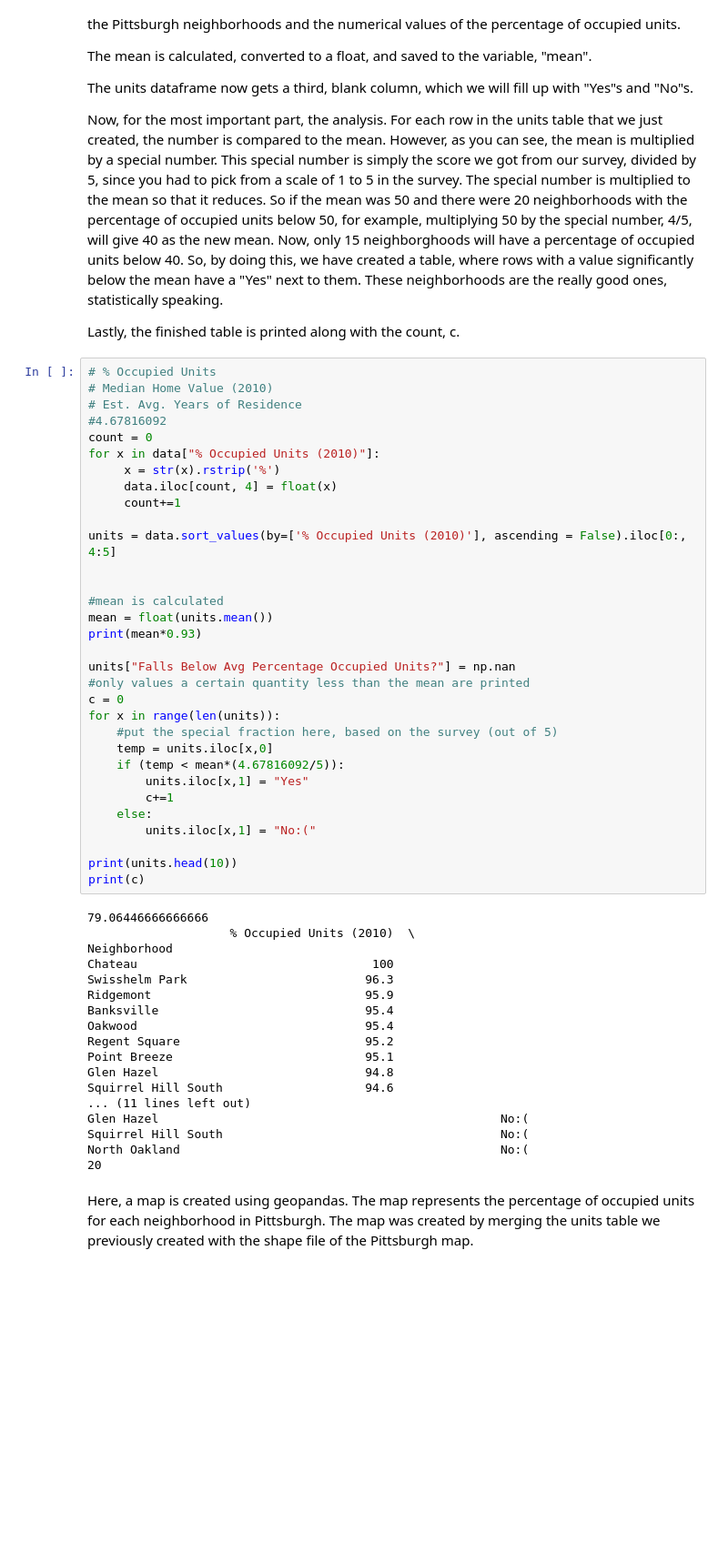
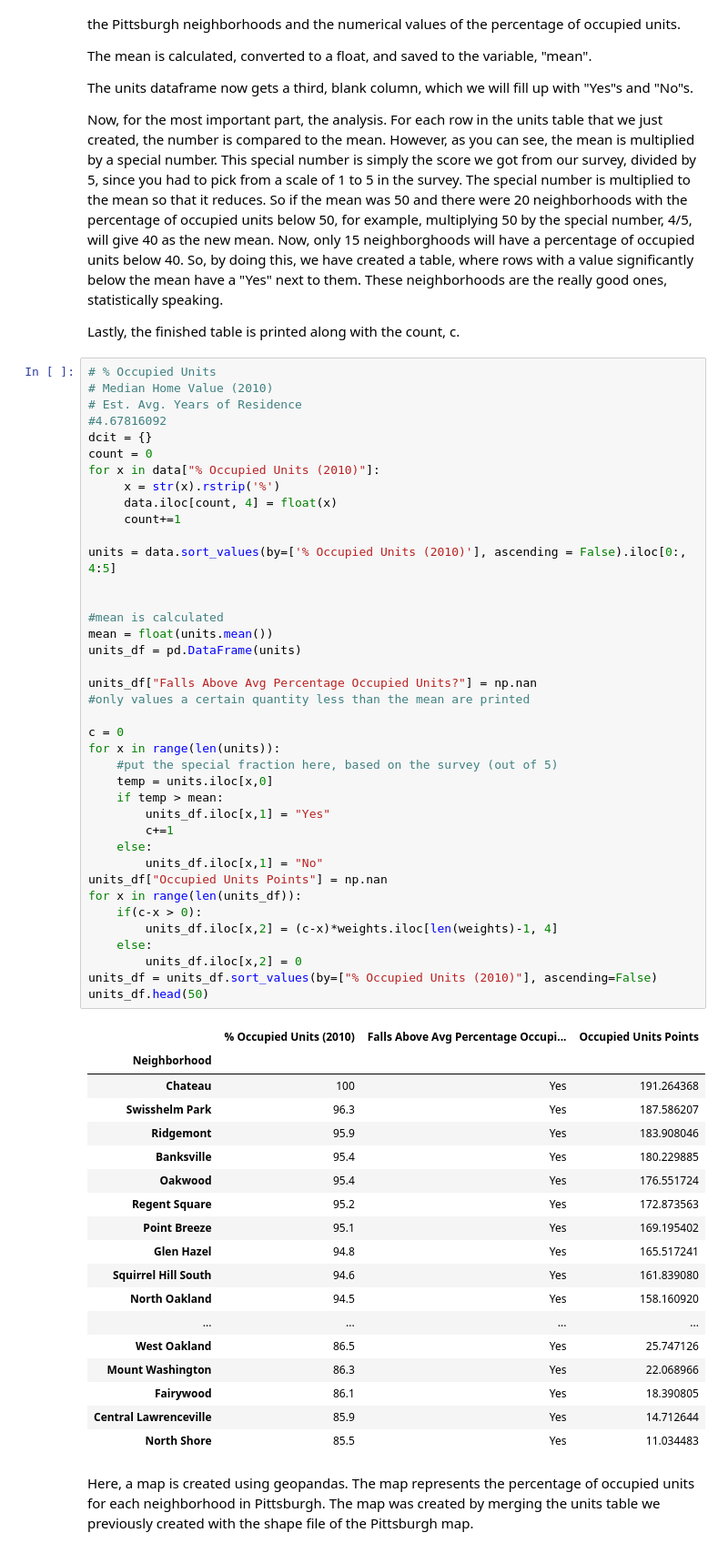
Before and after one commit to Nick0306/Big_Ideas_Final_Project, a Jupyter notebook: Dataset Notebooks/CombinedNotebook.ipynb, the cells around one changed output. Shown at 91% size. Cells and saved outputs as stored; diff of their text form; blank space fills up the shorter version.

```diff
--- a/Dataset Notebooks/CombinedNotebook.ipynb
+++ b/Dataset Notebooks/CombinedNotebook.ipynb
@@ -544,53 +544,61 @@ Lastly, the finished table is printed along with the count, c.
 # %%
 # % Occupied Units
 # Median Home Value (2010)
 # Est. Avg. Years of Residence
 #4.67816092
+dcit = {}
 count = 0
 for x in data["% Occupied Units (2010)"]:
      x = str(x).rstrip('%')
      data.iloc[count, 4] = float(x)
      count+=1
 
 units = data.sort_values(by=['% Occupied Units (2010)'], ascending = False).iloc[0:, 4:5]
 
 
 #mean is calculated
 mean = float(units.mean())
-print(mean*0.93)
+units_df = pd.DataFrame(units)
 
-units["Falls Below Avg Percentage Occupied Units?"] = np.nan
+units_df["Falls Above Avg Percentage Occupied Units?"] = np.nan
 #only values a certain quantity less than the mean are printed
+
 c = 0
 for x in range(len(units)):
     #put the special fraction here, based on the survey (out of 5)
     temp = units.iloc[x,0]
-    if (temp < mean*(4.67816092/5)):
-        units.iloc[x,1] = "Yes"
+    if temp > mean:
+        units_df.iloc[x,1] = "Yes"
         c+=1
     else:
-        units.iloc[x,1] = "No:("
-
-print(units.head(10))
-print(c)
+        units_df.iloc[x,1] = "No"
+units_df["Occupied Units Points"] = np.nan
+for x in range(len(units_df)):
+    if(c-x > 0):
+        units_df.iloc[x,2] = (c-x)*weights.iloc[len(weights)-1, 4]
+    else:
+        units_df.iloc[x,2] = 0
+units_df = units_df.sort_values(by=["% Occupied Units (2010)"], ascending=False)
+units_df.head(50)
 # %% [output]
-79.06446666666666
-                    % Occupied Units (2010)  \
-Neighborhood
-Chateau                                 100
-Swisshelm Park                         96.3
-Ridgemont                              95.9
-Banksville                             95.4
-Oakwood                                95.4
-Regent Square                          95.2
-Point Breeze                           95.1
-Glen Hazel                             94.8
-Squirrel Hill South                    94.6
-... (11 lines left out)
-Glen Hazel                                                No:(
-Squirrel Hill South                                       No:(
-North Oakland                                             No:(
-20
+|  | % Occupied Units (2010) | Falls Above Avg Percentage Occupi... | Occupied Units Points |
+| Neighborhood |  |  |  |
+| Chateau | 100 | Yes | 191.264368 |
+| Swisshelm Park | 96.3 | Yes | 187.586207 |
+| Ridgemont | 95.9 | Yes | 183.908046 |
+| Banksville | 95.4 | Yes | 180.229885 |
+| Oakwood | 95.4 | Yes | 176.551724 |
+| Regent Square | 95.2 | Yes | 172.873563 |
+| Point Breeze | 95.1 | Yes | 169.195402 |
+| Glen Hazel | 94.8 | Yes | 165.517241 |
+| Squirrel Hill South | 94.6 | Yes | 161.839080 |
+| North Oakland | 94.5 | Yes | 158.160920 |
+| ... | ... | ... | ... |
+| West Oakland | 86.5 | Yes | 25.747126 |
+| Mount Washington | 86.3 | Yes | 22.068966 |
+| Fairywood | 86.1 | Yes | 18.390805 |
+| Central Lawrenceville | 85.9 | Yes | 14.712644 |
+| North Shore | 85.5 | Yes | 11.034483 |
 # %% [markdown]
 Here, a map is created using geopandas. The map represents the percentage of occupied units for each neighborhood in Pittsburgh. The map was created by merging the units table we previously created with the shape file of the Pittsburgh map.
 # %%
```
Also changed, not shown: parts of 3 cells of this notebook.
